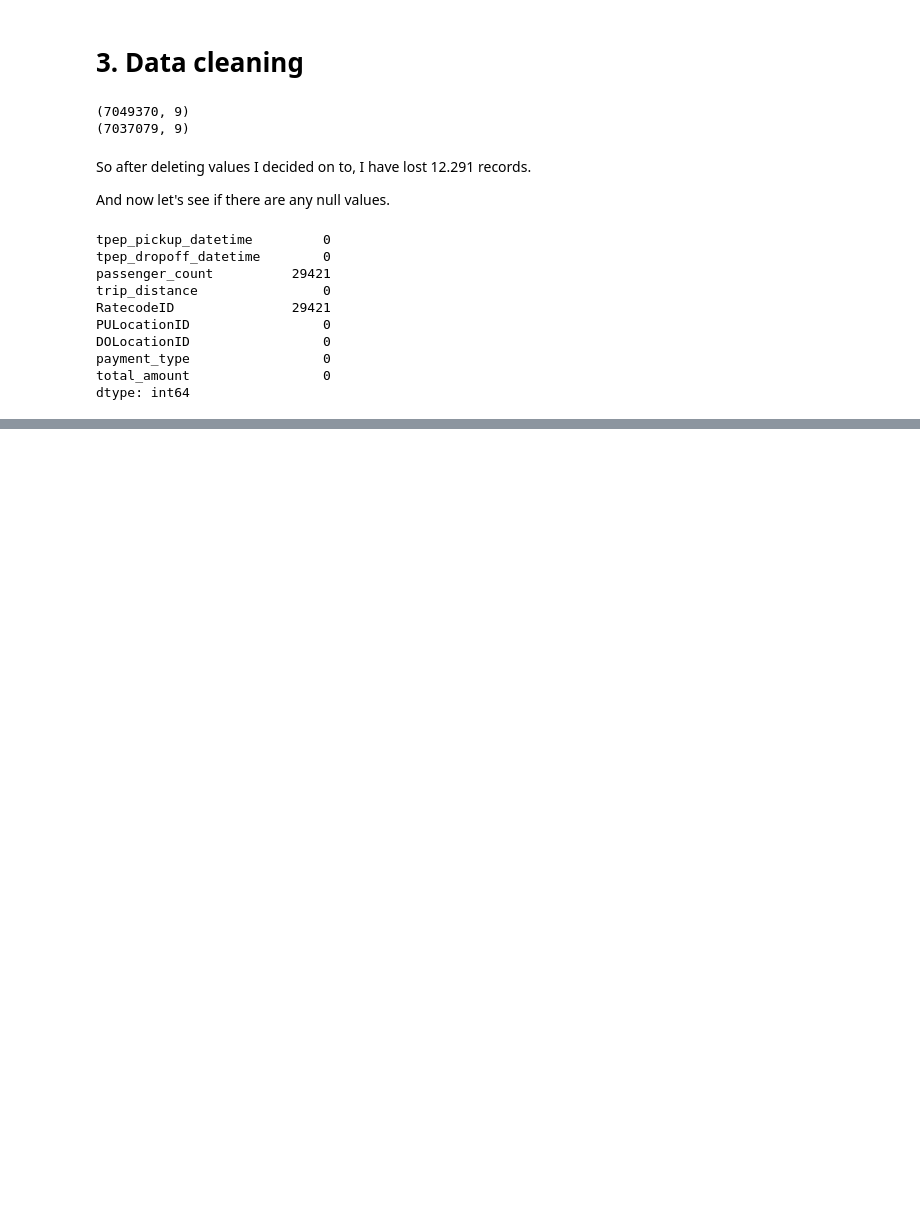
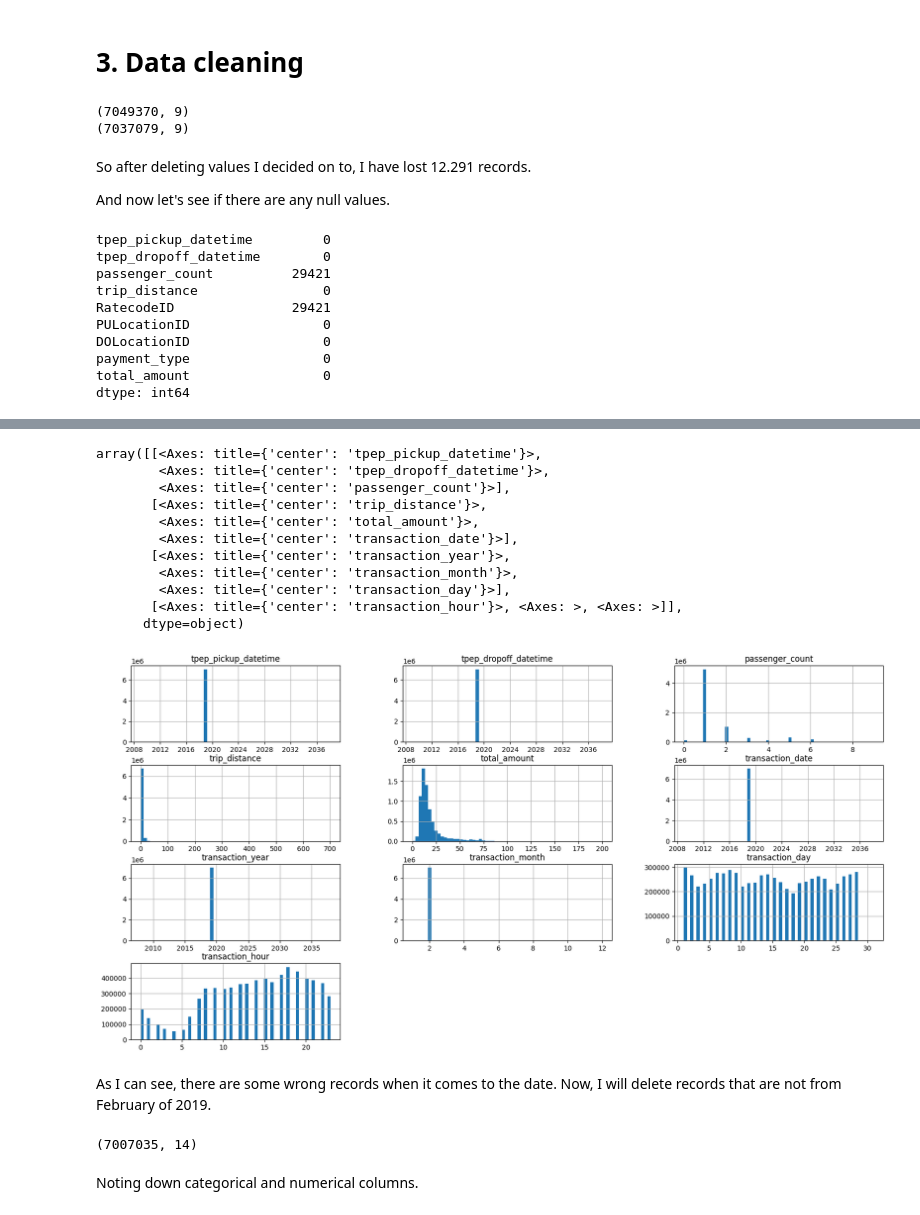
Before and after one commit to AndreaMaratova/New-York-Taxi-Analysis, a Jupyter notebook: Presentable notebook.ipynb, the cells around one changed output, grey strips where cells are left out. Cells and saved outputs as stored; diff of their text form; code cells hidden in the pictures; blank space fills up the shorter version.

Commit message:
Data cleaning and data preparation done. Ready for Benchmark model now.

```diff
--- a/Presentable notebook.ipynb
+++ b/Presentable notebook.ipynb
@@ -203,0 +212,2 @@ dtype: int64
+# %%
+taxi_data_filtered = taxi_data[(taxi_data["total_amount"]>0)&(taxi_data["total_amount"]<200)&(taxi_data["passenger_count"].notna())&(taxi_data["RatecodeID"].notna())]
@@ -203,0 +222,2 @@ dtype: int64
+# %%
+taxi_data_prepared = taxi_data_filtered.copy()
@@ -203,0 +243,6 @@ dtype: int64
+# %%
+taxi_data_prepared["RatecodeID"] = taxi_data_prepared["RatecodeID"].astype("object")
+taxi_data_prepared["PULocationID"] = taxi_data_prepared["PULocationID"].astype("object")
+taxi_data_prepared["DOLocationID"] = taxi_data_prepared["DOLocationID"].astype("object")
+taxi_data_prepared["payment_type"] = taxi_data_prepared["payment_type"].astype("object")
+taxi_data_prepared["passenger_count"] = taxi_data_prepared["passenger_count"].astype("int")
@@ -203,0 +273,6 @@ dtype: int64
+# %%
+taxi_data_prepared["transaction_date"]=pd.to_datetime(taxi_data_prepared["tpep_pickup_datetime"].dt.date)
+taxi_data_prepared["transaction_year"]= taxi_data_prepared["tpep_pickup_datetime"].dt.year
+taxi_data_prepared["transaction_month"]= taxi_data_prepared["tpep_pickup_datetime"].dt.month
+taxi_data_prepared["transaction_day"]= taxi_data_prepared["tpep_pickup_datetime"].dt.day
+taxi_data_prepared["transaction_hour"]= taxi_data_prepared["tpep_pickup_datetime"].dt.hour
@@ -203,0 +332,17 @@ dtype: int64
+# %%
+taxi_data_prepared.hist(figsize=(20,10), bins=60)
+# %% [output]
+array([[<Axes: title={'center': 'tpep_pickup_datetime'}>,
+        <Axes: title={'center': 'tpep_dropoff_datetime'}>,
+        <Axes: title={'center': 'passenger_count'}>],
+       [<Axes: title={'center': 'trip_distance'}>,
+        <Axes: title={'center': 'total_amount'}>,
+        <Axes: title={'center': 'transaction_date'}>],
+       [<Axes: title={'center': 'transaction_year'}>,
+        <Axes: title={'center': 'transaction_month'}>,
+        <Axes: title={'center': 'transaction_day'}>],
+       [<Axes: title={'center': 'transaction_hour'}>, <Axes: >, <Axes: >]],
+      dtype=object)
+[figure, added]
+# %% [markdown]
+As I can see, there are some wrong records when it comes to the date. Now, I will delete records that are not from February of 2019.
@@ -203,0 +355,6 @@ dtype: int64
+# %%
+taxi_data_prepared.shape
+# %% [output]
+(7007035, 14)
+# %% [markdown]
+Noting down categorical and numerical columns.
```
Also changed, not shown: parts of 23 cells of this notebook.
